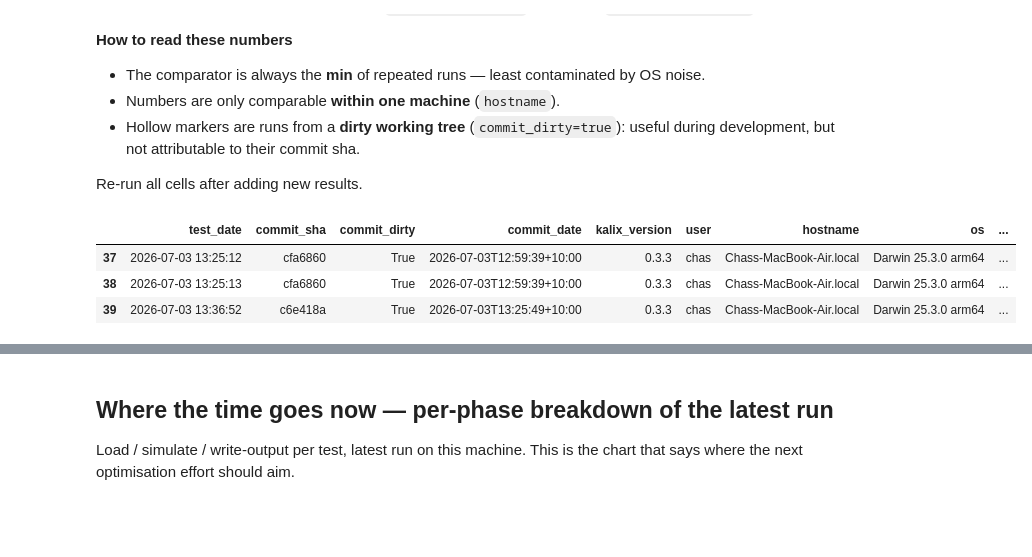
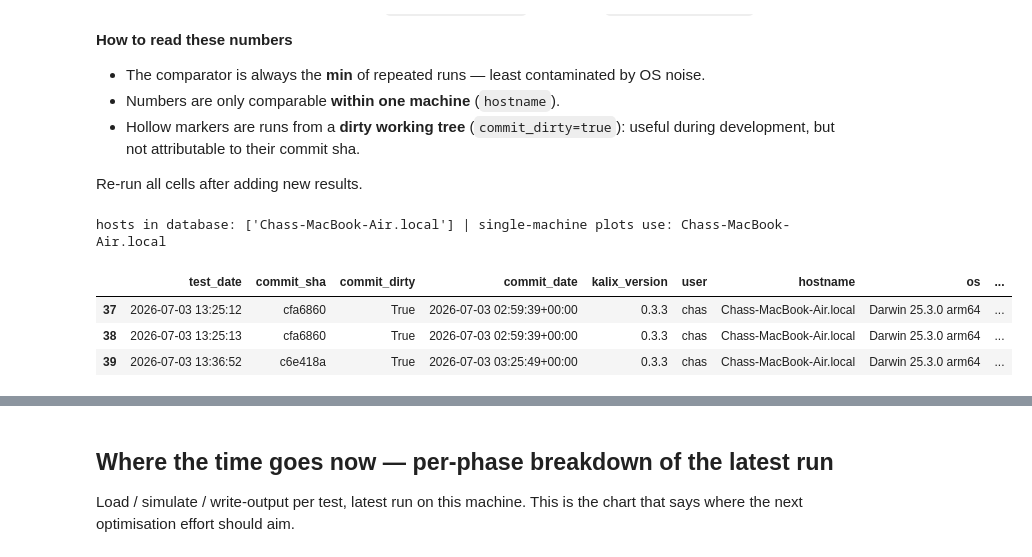
Before and after one commit to chasegan/Kalix, a Jupyter notebook: regression_tests/speed/speed_results_analysis.ipynb, the cells around one changed output, grey strips where cells are left out. Drawn from its saved outputs; the diff is of its cells as text; code cells hidden in the pictures; blank space fills up the shorter version.

```diff
--- a/regression_tests/speed/speed_results_analysis.ipynb
+++ b/regression_tests/speed/speed_results_analysis.ipynb
@@ -17,41 +17,48 @@ import matplotlib.pyplot as plt
 import matplotlib.dates as mdates
 
 df = pd.read_csv("speed_results.csv", parse_dates=["test_date"])
-df = df.sort_values("test_date")
+# Engine-evolution charts use commit_date for x: it places a measurement at
+# the point in code history it describes, no matter when it was taken (e.g. a
+# release baseline measured retrospectively). test_date stays as provenance.
+df["commit_date"] = pd.to_datetime(df["commit_date"], utc=True, format="ISO8601")
+df = df.sort_values(["commit_date", "test_date"])
 
 # One colour per test, fixed for the life of the database (colour follows the
 # entity — adding or filtering tests must never repaint the survivors).
 TEST_COLOURS = {
     "1_sacramento_long":                  "#2a78d6",  # blue
     "2_unregulated_users":                "#1baf7a",  # aqua
     "3_unregulated_users_with_functions": "#eda100",  # yellow
     "4_regulated_system":                 "#008300",  # green
 }
 SURFACE, INK, INK_2, GRID = "#fcfcfb", "#0b0b0b", "#52514e", "#e8e8e6"
 
 def style_axes(ax, title=None):
     """House style: recessive grid and axes, text in ink tokens."""
     ax.set_facecolor(SURFACE)
     for side in ("top", "right"):
         ax.spines[side].set_visible(False)
     for side in ("left", "bottom"):
         ax.spines[side].set_color(GRID)
     ax.grid(axis="y", color=GRID, linewidth=0.8)
     ax.set_axisbelow(True)
     ax.tick_params(colors=INK_2, labelsize=9)
     if title:
         ax.set_title(title, loc="left", fontsize=11, color=INK)
 
-hosts = df["hostname"].unique()
-if len(hosts) > 1:
-    print(f"NOTE: {len(hosts)} machines in the database — plots below mix them.")
-    print("      Filter with df[df.hostname == ...] for honest comparisons.")
+# Cross-machine numbers are not comparable. The timeline figure shows one
+# line per hostname; every other figure is pinned to ONE machine — by default
+# the most recently used. Change HOST to analyse a different machine.
+HOST = df.sort_values("test_date")["hostname"].iloc[-1]
+LINESTYLES = ["solid", (0, (4, 2)), (0, (1, 1)), (0, (6, 2, 1, 2))]  # per hostname
+print(f"hosts in database: {list(df.hostname.unique())} | single-machine plots use: {HOST}")
 df.tail(3)
 # %% [output]
+hosts in database: ['Chass-MacBook-Air.local'] | single-machine plots use: Chass-MacBook-Air.local
 |  | test_date | commit_sha | commit_dirty | commit_date | kalix_version | user | hostname | os | ... |
-| 37 | 2026-07-03 13:25:12 | cfa6860 | True | 2026-07-03T12:59:39+10:00 | 0.3.3 | chas | Chass-MacBook-Air.local | Darwin 25.3.0 arm64 | ... |
-| 38 | 2026-07-03 13:25:13 | cfa6860 | True | 2026-07-03T12:59:39+10:00 | 0.3.3 | chas | Chass-MacBook-Air.local | Darwin 25.3.0 arm64 | ... |
-| 39 | 2026-07-03 13:36:52 | c6e418a | True | 2026-07-03T13:25:49+10:00 | 0.3.3 | chas | Chass-MacBook-Air.local | Darwin 25.3.0 arm64 | ... |
+| 37 | 2026-07-03 13:25:12 | cfa6860 | True | 2026-07-03 02:59:39+00:00 | 0.3.3 | chas | Chass-MacBook-Air.local | Darwin 25.3.0 arm64 | ... |
+| 38 | 2026-07-03 13:25:13 | cfa6860 | True | 2026-07-03 02:59:39+00:00 | 0.3.3 | chas | Chass-MacBook-Air.local | Darwin 25.3.0 arm64 | ... |
+| 39 | 2026-07-03 13:36:52 | c6e418a | True | 2026-07-03 03:25:49+00:00 | 0.3.3 | chas | Chass-MacBook-Air.local | Darwin 25.3.0 arm64 | ... |
 # %% [markdown]
 ## Simulation time over time, per test
 
```
Also changed, not shown: parts of 7 cells of this notebook, 2 other files.
